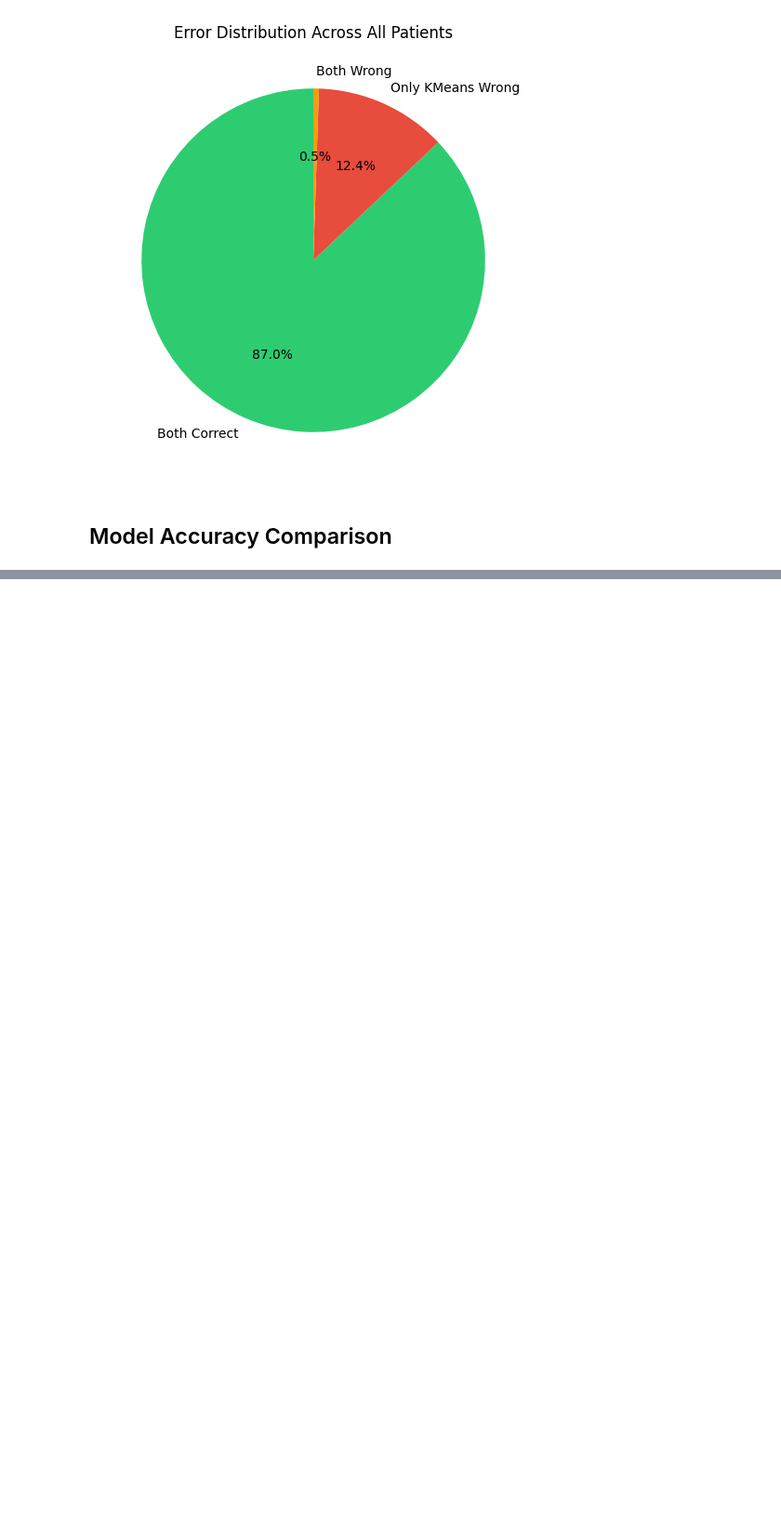
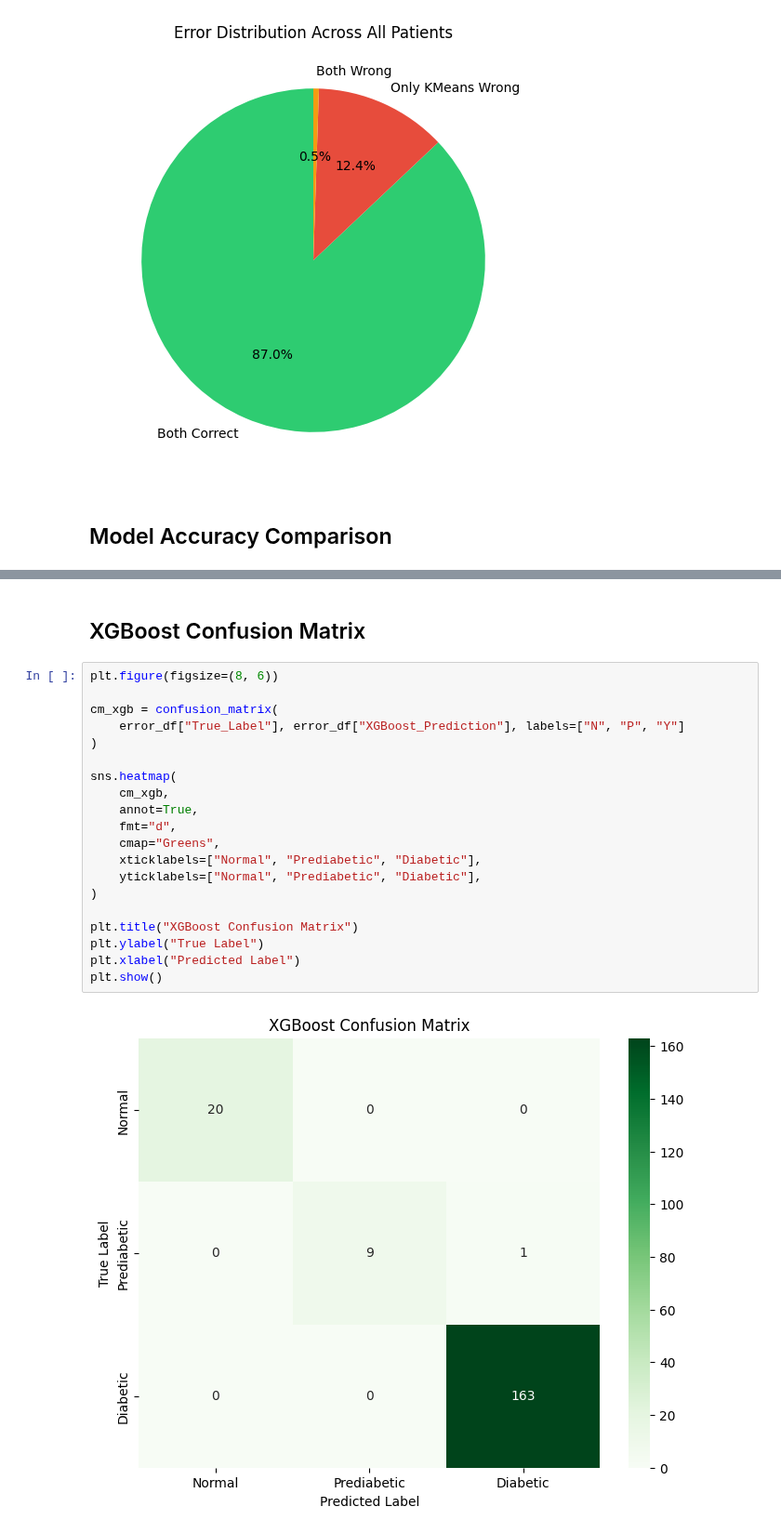
Before and after one commit to samirdahal888/Diabetes_Classification, a Jupyter notebook: notebooks/error_analysis/error_analysis.ipynb, the cells around one changed output, grey strips where cells are left out. Shown at 93% size. Cells and saved outputs as stored; diff of their text form; blank space fills up the shorter version.

Commit message:
confusion matrix of k-means and xgboost

```diff
--- a/notebooks/error_analysis/error_analysis.ipynb
+++ b/notebooks/error_analysis/error_analysis.ipynb
@@ -159,3 +150,27 @@ plt.grid(axis="y", alpha=0.3)
 plt.show()
 # %% [output]
 [figure]
+# %% [markdown]
+## XGBoost Confusion Matrix
+# %%
+plt.figure(figsize=(8, 6))
+
+cm_xgb = confusion_matrix(
+    error_df["True_Label"], error_df["XGBoost_Prediction"], labels=["N", "P", "Y"]
+)
+
+sns.heatmap(
+    cm_xgb,
+    annot=True,
+    fmt="d",
+    cmap="Greens",
+    xticklabels=["Normal", "Prediabetic", "Diabetic"],
+    yticklabels=["Normal", "Prediabetic", "Diabetic"],
+)
+
+plt.title("XGBoost Confusion Matrix")
+plt.ylabel("True Label")
+plt.xlabel("Predicted Label")
+plt.show()
+# %% [output]
+[figure, added]
```
Also changed, not shown: parts of 9 cells of this notebook.
